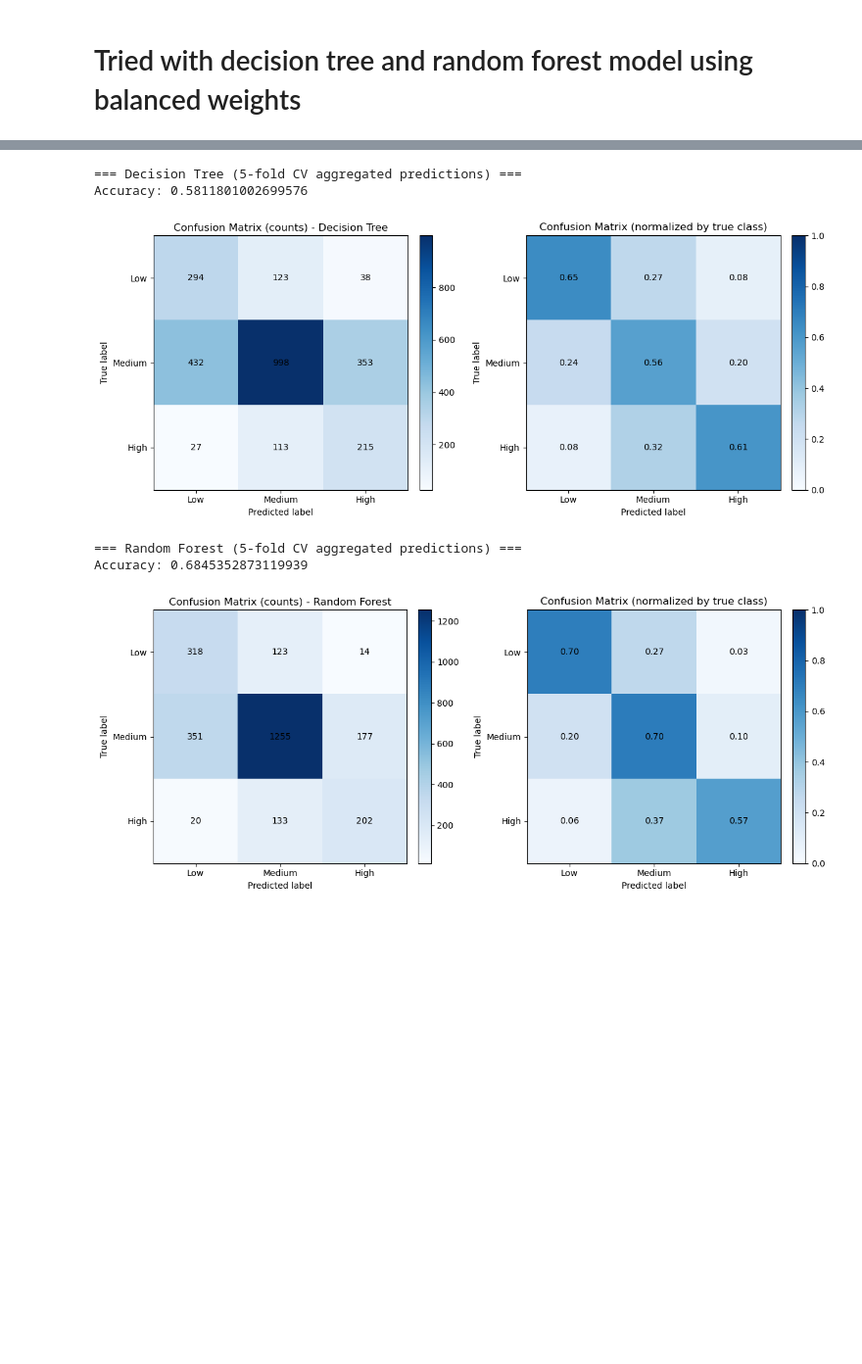
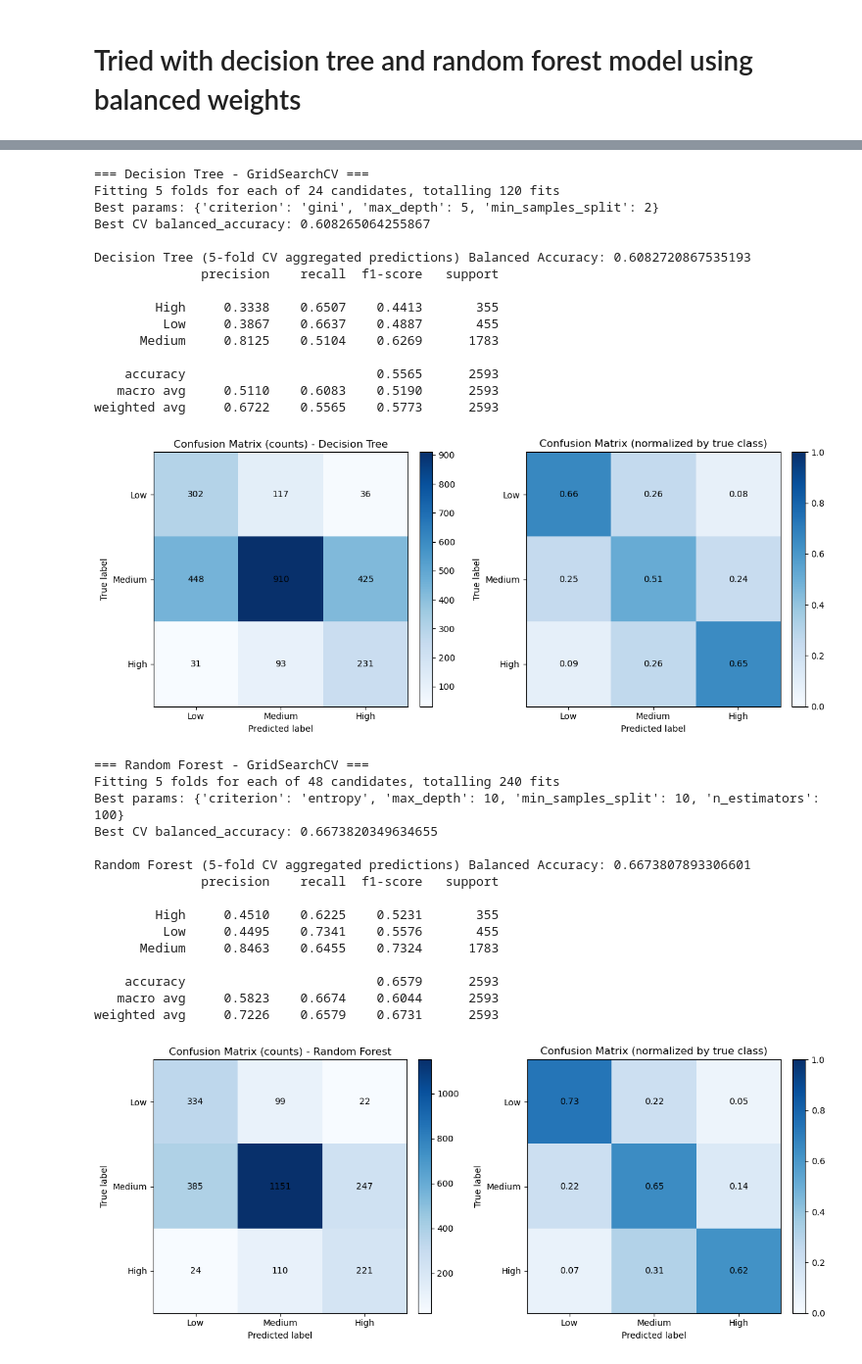
Before and after one commit to yship1002/ChBE-DataScience-Group6, a Jupyter notebook: main.ipynb, the cells around one changed output, grey strips where cells are left out. Shown at 98% size. Cells and saved outputs as stored; diff of their text form; code cells hidden in the pictures; blank space fills up the shorter version.

```diff
--- a/main.ipynb
+++ b/main.ipynb
@@ -191,28 +245,74 @@ def plot_confusion_matrix(y,y_pred):
 # %%
-from sklearn.tree import DecisionTreeClassifier
-from sklearn.ensemble import RandomForestClassifier
-from sklearn.model_selection import StratifiedKFold, cross_val_predict
-from sklearn.metrics import classification_report, confusion_matrix, accuracy_score
 
 # ensure labels align with features
 y = y_transform.loc[X_no_outliers.index]
 
 cv = StratifiedKFold(n_splits=5, shuffle=True, random_state=42)
 
+# base classifiers
 classifiers = {
-    "Decision Tree": DecisionTreeClassifier(random_state=42,max_depth=10,class_weight='balanced'),
-    "Random Forest": RandomForestClassifier(n_estimators=200, random_state=42, n_jobs=-1,max_depth=10,class_weight='balanced')
+    "Decision Tree": DecisionTreeClassifier(random_state=42, class_weight='balanced'),
+    "Random Forest": RandomForestClassifier(random_state=42, n_jobs=-1, class_weight='balanced')
+}
+
+# param grids for grid search
+param_grids = {
+    "Decision Tree": {
+        "max_depth": [3, 5, 10, None],
+        "min_samples_split": [2, 5, 10],
+        "criterion": ["gini", "entropy"]
+    },
+    "Random Forest": {
+        "n_estimators": [100, 200],
+        "max_depth": [3,5, 10, None],
+        "min_samples_split": [2, 5, 10],
+        "criterion": ["gini", "entropy"]
+    }
 }
 
 for name, clf in classifiers.items():
-    y_pred = cross_val_predict(clf, X_no_outliers, y, cv=cv, n_jobs=-1)
-    print(f"\n=== {name} (5-fold CV aggregated predictions) ===")
-    print("Accuracy:", accuracy_score(y, y_pred))
+    print(f"\n=== {name} - GridSearchCV ===")
+    grid = GridSearchCV(clf, param_grids[name], cv=cv, scoring='balanced_accuracy', n_jobs=-1, verbose=1)
+    grid.fit(X_no_outliers, y)
+    print("Best params:", grid.best_params_)
+    print("Best CV balanced_accuracy:", grid.best_score_)
+
+    best = grid.best_estimator_
+    # get cross-validated predictions using the best estimator (unbiased CV)
+    y_pred = cross_val_predict(best, X_no_outliers, y, cv=cv, n_jobs=-1)
+    print(f"\n{name} (5-fold CV aggregated predictions) Balanced Accuracy:", balanced_accuracy_score(y, y_pred))
+    print(classification_report(y, y_pred, digits=4))
     plot_confusion_matrix(y, y_pred)
 # %% [output]
-=== Decision Tree (5-fold CV aggregated predictions) ===
-Accuracy: 0.5811801002699576
+=== Decision Tree - GridSearchCV ===
+Fitting 5 folds for each of 24 candidates, totalling 120 fits
+Best params: {'criterion': 'gini', 'max_depth': 5, 'min_samples_split': 2}
+Best CV balanced_accuracy: 0.608265064255867
+
+Decision Tree (5-fold CV aggregated predictions) Balanced Accuracy: 0.6082720867535193
+              precision    recall  f1-score   support
+
+        High     0.3338    0.6507    0.4413       355
+         Low     0.3867    0.6637    0.4887       455
+      Medium     0.8125    0.5104    0.6269      1783
+
+    accuracy                         0.5565      2593
+   macro avg     0.5110    0.6083    0.5190      2593
+weighted avg     0.6722    0.5565    0.5773      2593
-[figure, old version]
+[figure, new version]
-=== Random Forest (5-fold CV aggregated predictions) ===
-Accuracy: 0.6845352873119939
+=== Random Forest - GridSearchCV ===
+Fitting 5 folds for each of 48 candidates, totalling 240 fits
+Best params: {'criterion': 'entropy', 'max_depth': 10, 'min_samples_split': 10, 'n_estimators': 100}
+Best CV balanced_accuracy: 0.6673820349634655
+
+Random Forest (5-fold CV aggregated predictions) Balanced Accuracy: 0.6673807893306601
+              precision    recall  f1-score   support
+
+        High     0.4510    0.6225    0.5231       355
+         Low     0.4495    0.7341    0.5576       455
+      Medium     0.8463    0.6455    0.7324      1783
+
+    accuracy                         0.6579      2593
+   macro avg     0.5823    0.6674    0.6044      2593
+weighted avg     0.7226    0.6579    0.6731      2593
-[figure, old version]
+[figure, new version]
```
Also changed, not shown: parts of 8 cells of this notebook.
